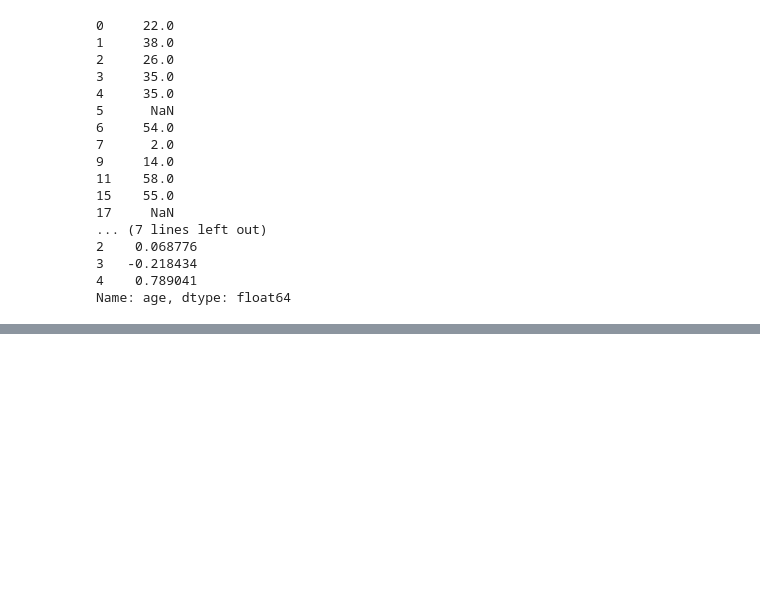
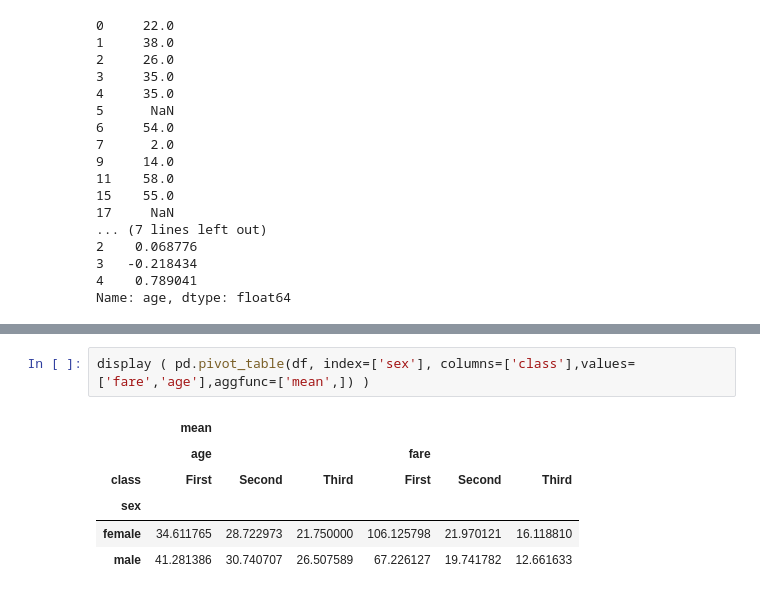
Before and after one commit to ezerwi/python-lecture, a Jupyter notebook: Lecture53_[Mar23]_Python_Basic(12).ipynb, the cells around one changed output, grey strips where cells are left out. Saved outputs shown, nothing was run; the diff lists cells and outputs as text; blank space fills up the shorter version.

```diff
--- a/Lecture53_[Mar23]_Python_Basic(12).ipynb
+++ b/Lecture53_[Mar23]_Python_Basic(12).ipynb
@@ -598,0 +703,9 @@ Name: age, dtype: float64
+# %%
+display ( pd.pivot_table(df, index=['sex'], columns=['class'],values=['fare','age'],aggfunc=['mean',]) )
+# %% [output]
+|  | mean |  |  |  |  |  |
+|  | age |  |  | fare |  |  |
+| class | First | Second | Third | First | Second | Third |
+| sex |  |  |  |  |  |  |
+| female | 34.611765 | 28.722973 | 21.750000 | 106.125798 | 21.970121 | 16.118810 |
+| male | 41.281386 | 30.740707 | 26.507589 | 67.226127 | 19.741782 | 12.661633 |
```
Also changed, not shown: parts of 11 cells of this notebook.
